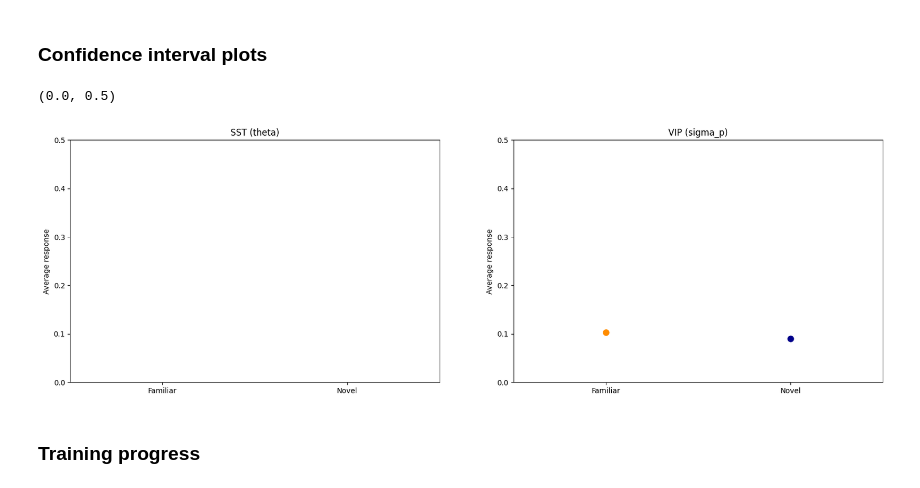
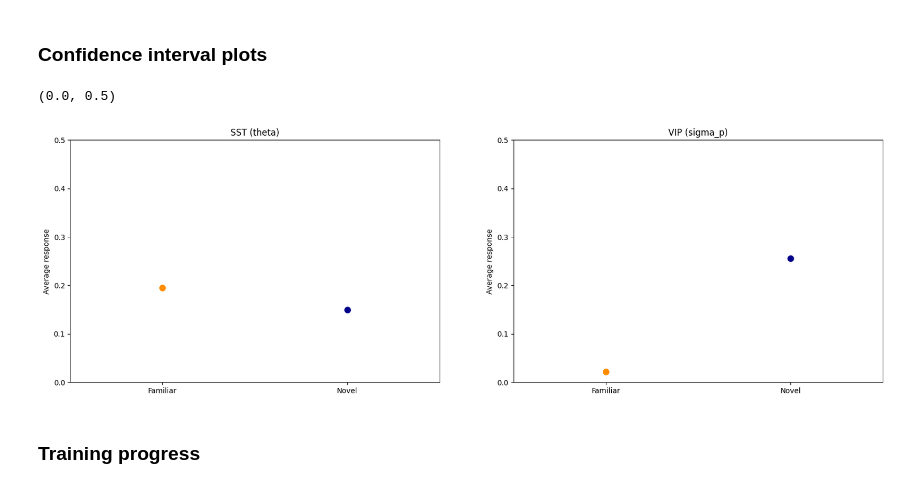
Before and after one commit to HChoiLab/cortical_circuit_model_for_novelty_encoding, a Jupyter notebook: analysis.ipynb, the cells around one changed output. Drawn from its saved outputs; the diff is of its cells as text; code cells hidden in the pictures.

```diff
--- a/analysis.ipynb
+++ b/analysis.ipynb
@@ -189,23 +189,23 @@ Text(0.5, 1.0, 'VIP (sigma_p)')
 # %%
 from utils.plotting import plot_confidence_intervals
 
 exp_ax1 = plt.subplot(1, 2, 1)
-famt = active_change['novel']['sigma_p'][:, 3].detach()
-novt = active_change['novel']['sigma_p'][:, 9].detach()
+famt = active_change['novel']['theta'][:, 3].detach()
+novt = active_change['novel']['theta'][:, 9].detach()
 nonlin = lambda x: x.mean(0)
 plot_confidence_intervals(exp_ax1, nonlin(famt).numpy(), nonlin(novt).numpy(), alpha=0.01)
 plt.title('SST (theta)')
 plt.ylim([0., 0.5])
 
 exp_ax2 = plt.subplot(1, 2, 2)
-fams = active_change['novel']['theta'][:, 3].detach()
-novs = active_change['novel']['theta'][:, 9].detach()
+fams = active_change['familiar']['sigma_p'][:, 3].detach()
+novs = active_change['familiar']['sigma_p'][:, 9].detach()
 plot_confidence_intervals(exp_ax2, fams.mean(0).numpy(), novs.mean(0).numpy(), alpha=0.01)
 plt.title('VIP (sigma_p)')
 plt.ylim([0., 0.5])
 # %% [output]
 (0.0, 0.5)
-[figure, old version]
+[figure, new version]
 # %% [markdown]
 ### Training progress
 # %%
```
Also changed, not shown: parts of 10 cells of this notebook, 4 other files.
